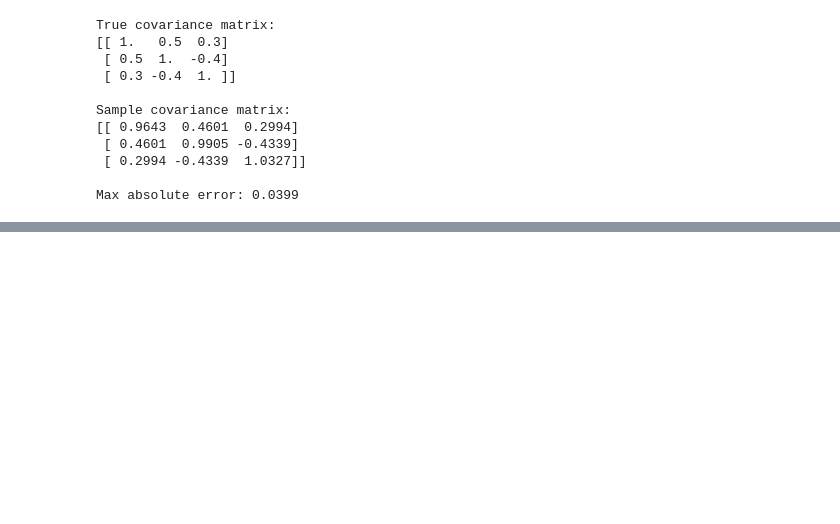
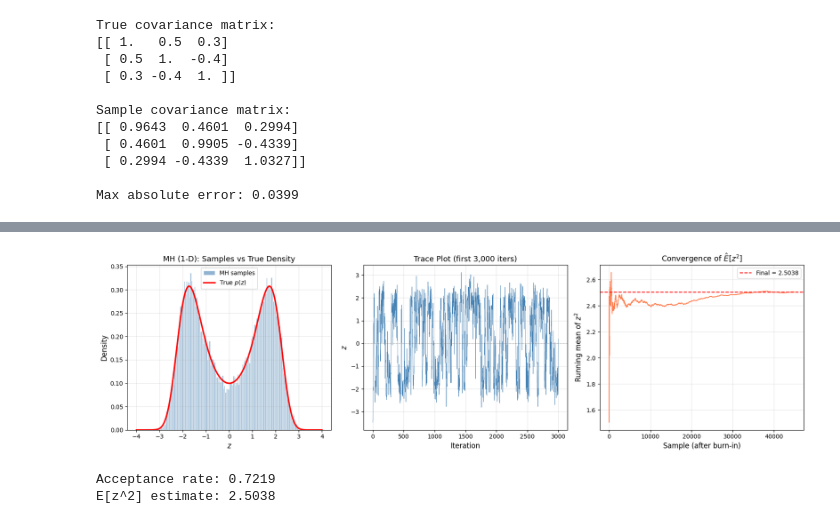
Before and after one commit to mkmishra2000/Sampling-from-a-distribution, a Jupyter notebook: Sampling.ipynb, the cells around one changed output, grey strips where cells are left out. Drawn from its saved outputs; the diff is of its cells as text; code cells hidden in the pictures; blank space fills up the shorter version.

```diff
--- a/Sampling.ipynb
+++ b/Sampling.ipynb
@@ -1228,0 +1237,70 @@ Max absolute error: 0.0399
+# %%
+# ── 1-D Metropolis–Hastings Test: Bimodal target ──
+import numpy as np
+import matplotlib.pyplot as plt
+from disSamplePackage import sampler
+
+sam = sampler()
+
+# Unnormalized bimodal target
+p_tilde = lambda z: np.exp(-0.125*z**4 + 0.75*z**2 + 1)
+
+samples_1d = sam.MetropolisHastings(
+    p_tilde=p_tilde,
+    step_size=0.8,
+    n_samples=50_000,
+    x_range=(-5, 5)
+)
+
+burn_in = 5000
+s = samples_1d[burn_in:]
+
+# Acceptance rate (fraction of moves that changed the state)
+n_accept = np.sum(np.diff(samples_1d) != 0)
+accept_rate = n_accept / (len(samples_1d) - 1)
+
+# ── Visualization ──
+fig, axes = plt.subplots(1, 3, figsize=(17, 5))
+
+# Left: histogram vs true density
+z_grid = np.linspace(-4, 4, 1000)
+p_vals = p_tilde(z_grid)
+p_vals /= np.trapezoid(p_vals, z_grid)
+
+axes[0].hist(s, bins=150, density=True, alpha=0.6, color='steelblue',
+             edgecolor='white', label='MH samples')
+axes[0].plot(z_grid, p_vals, 'r', lw=2.5, label=r'True $p(z)$')
+axes[0].set_xlabel(r"$z$", fontsize=12)
+axes[0].set_ylabel("Density", fontsize=12)
+axes[0].set_title("MH (1-D): Samples vs True Density", fontsize=13)
+axes[0].legend(fontsize=10)
+axes[0].grid(True, alpha=0.3)
+
+# Center: trace plot (first 3000 iterations)
+axes[1].plot(samples_1d[:3000], lw=0.5, color='steelblue')
+axes[1].axhline(0, color='gray', ls=':', lw=0.8)
+axes[1].set_xlabel("Iteration", fontsize=12)
+axes[1].set_ylabel(r"$z$", fontsize=12)
+axes[1].set_title("Trace Plot (first 3,000 iters)", fontsize=13)
+axes[1].grid(True, alpha=0.3)
+
+# Right: running mean of z^2
+running_mean = np.cumsum(s**2) / np.arange(1, len(s) + 1)
+axes[2].plot(running_mean, lw=1, color='coral')
+axes[2].axhline(running_mean[-1], color='red', ls='--', lw=1.5,
+                label=f"Final = {running_mean[-1]:.4f}")
+axes[2].set_xlabel("Sample (after burn-in)", fontsize=12)
+axes[2].set_ylabel(r"Running mean of $z^2$", fontsize=12)
+axes[2].set_title(r"Convergence of $\hat{E}[z^2]$", fontsize=13)
+axes[2].legend(fontsize=10)
+axes[2].grid(True, alpha=0.3)
+
+fig.tight_layout()
+plt.show()
+
+print(f"Acceptance rate: {accept_rate:.4f}")
+print(f"E[z^2] estimate: {np.mean(s**2):.4f}")
+# %% [output]
+[figure, added]
+Acceptance rate: 0.7219
+E[z^2] estimate: 2.5038
```
Also changed, not shown: parts of 7 cells of this notebook, 1 other file.
